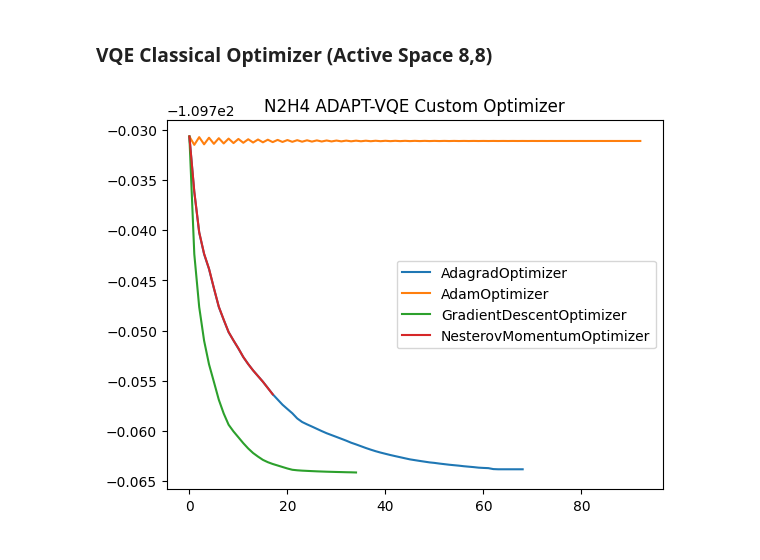
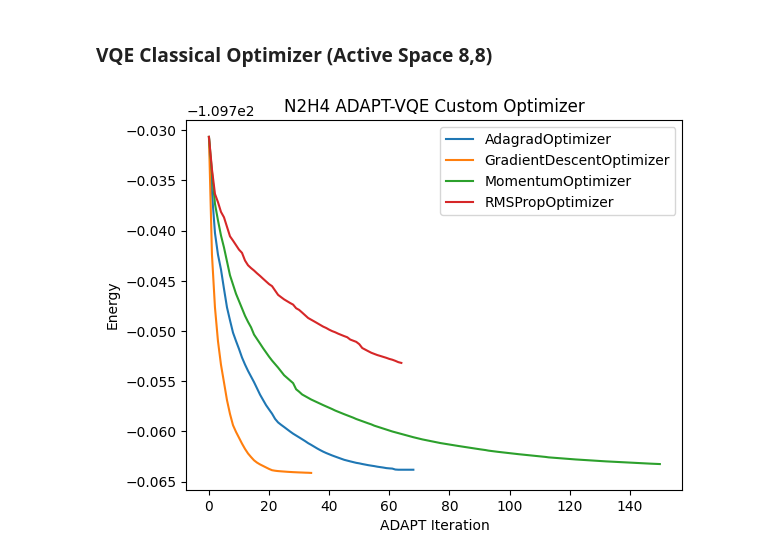
Before and after one commit to azhar-ikhtiarudin/variational-quantum-eigensolver, a Jupyter notebook: PennyLane/N2H4/custom_vqe/data/optimizer/custom_vqe_visualizer.ipynb, the cells around one changed output. Cells and saved outputs as stored; diff of their text form; code cells hidden in the pictures.

```diff
--- a/PennyLane/N2H4/custom_vqe/data/optimizer/custom_vqe_visualizer.ipynb
+++ b/PennyLane/N2H4/custom_vqe/data/optimizer/custom_vqe_visualizer.ipynb
@@ -49,18 +49,20 @@ data_3_8_8_GradientDescent = np.loadtxt('N2H4_3_8_8_GradientDescentOptimizer.txt
 data_3_8_8_Momentum = np.loadtxt('N2H4_3_8_8_MomentumOptimizer.txt', delimiter=',')
 data_3_8_8_NesterovMomentum = np.loadtxt('N2H4_3_8_8_NesterovMomentumOptimizer.txt', delimiter=',')
 data_3_8_8_QNG = np.loadtxt('N2H4_3_8_8_QNGOptimizer.txt', delimiter=',')
-# data_3_2_2_RMSProp = np.loadtxt('N2H4_3_2_2_RMSPropOptimizer.txt', delimiter=',')
+data_3_8_8_RMSProp = np.loadtxt('N2H4_3_8_8_RMSPropOptimizer.txt', delimiter=',')
 # %%
 plt.plot(data_3_8_8_Adagrad, label='AdagradOptimizer')
-plt.plot(data_3_8_8_Adam, label='AdamOptimizer')
+# plt.plot(data_3_8_8_Adam, label='AdamOptimizer')
 plt.plot(data_3_8_8_GradientDescent, label='GradientDescentOptimizer')
-# plt.plot(data_3_8_8_Momentum, label='MomentumOptimizer')
-plt.plot(data_3_8_8_NesterovMomentum, label='NesterovMomentumOptimizer')
+plt.plot(data_3_8_8_Momentum, label='MomentumOptimizer')
+# plt.plot(data_3_8_8_NesterovMomentum, label='NesterovMomentumOptimizer')
 # plt.plot(data_3_8_8_QNG, label='QNGOptimizer')
-# plt.plot(data_3_2_2_RMSProp, label='RMSPropOptimizer')
+plt.plot(data_3_8_8_RMSProp, label='RMSPropOptimizer')
 
 plt.title('N2H4 ADAPT-VQE Custom Optimizer')
+plt.xlabel("ADAPT Iteration")
+plt.ylabel("Energy")
 plt.legend()
 plt.show()
 # %% [output]
-[figure, old version]
+[figure, new version]
```
Also changed, not shown: parts of 3 cells of this notebook, 13 other files.
